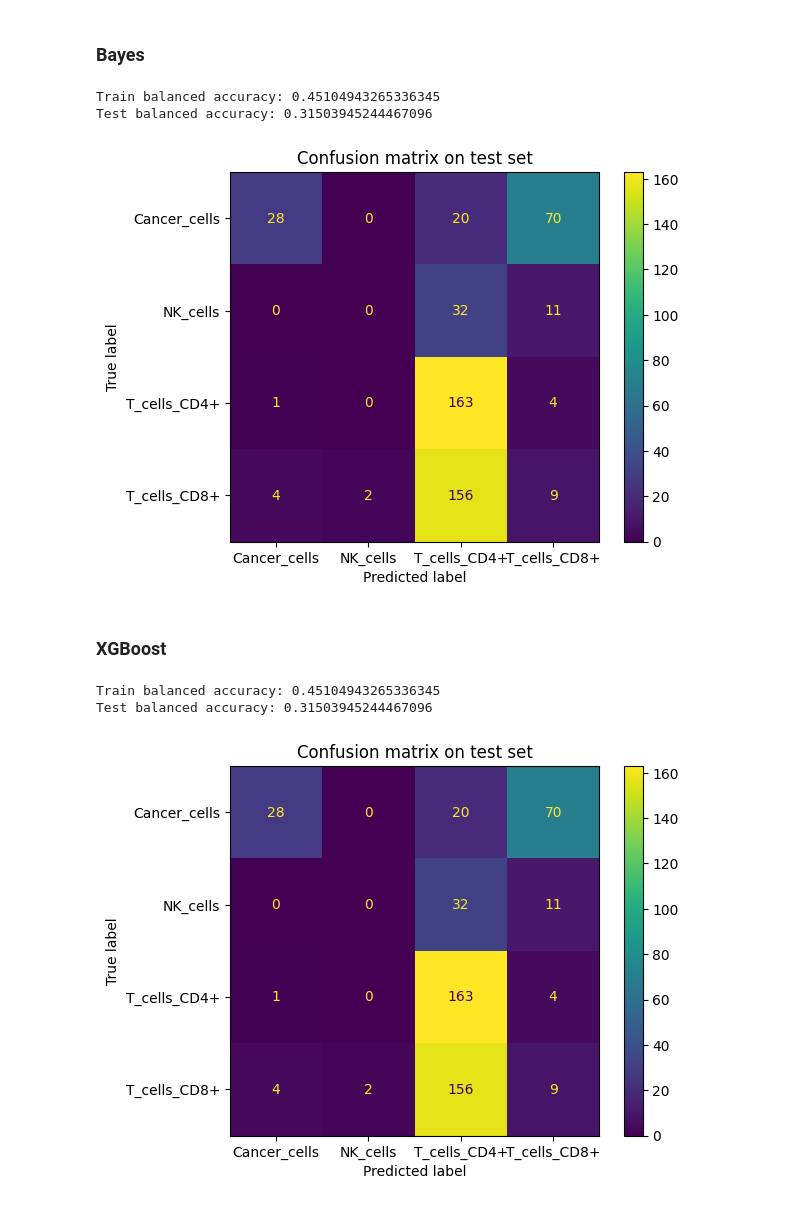
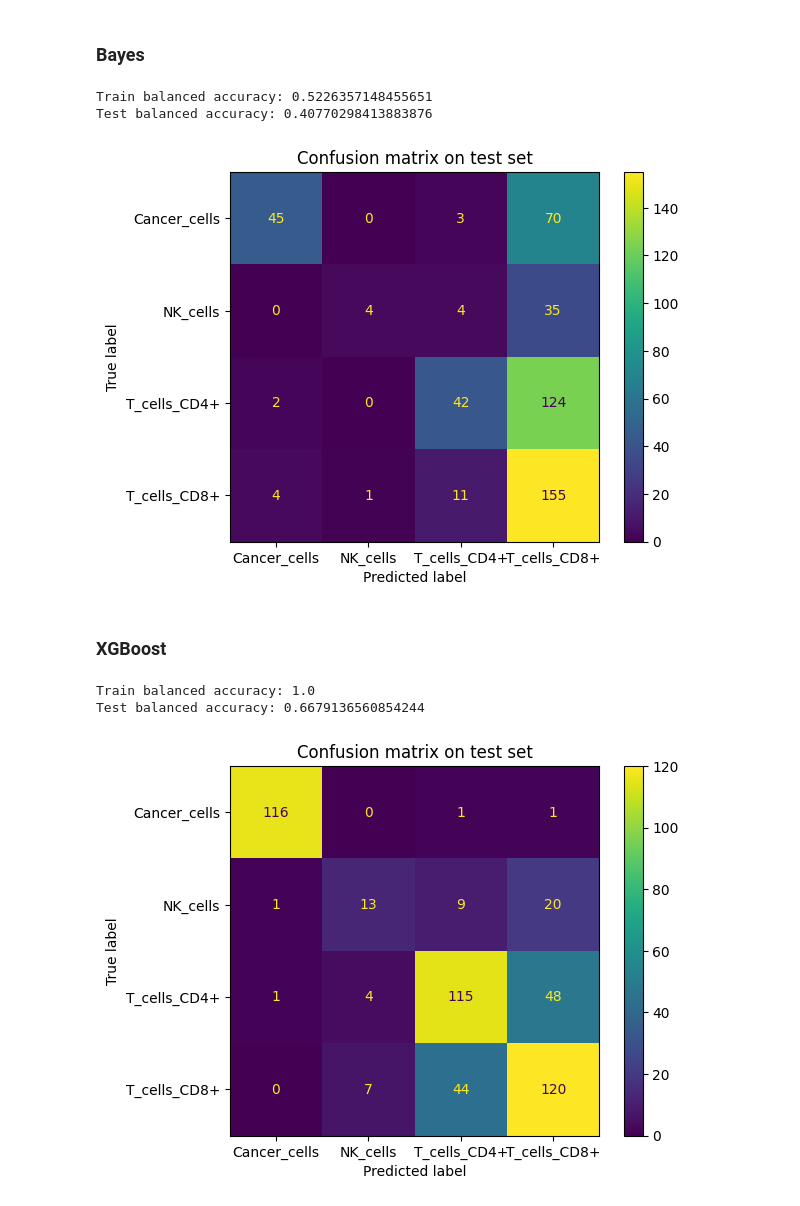
Before and after one commit to DataCampDS/scmark-classification-predicta, a Jupyter notebook: scMARK_classification_starting_kit.ipynb, the cells around one changed output. Saved outputs shown, nothing was run; the diff lists cells and outputs as text; code cells hidden in the pictures.

```diff
--- a/scMARK_classification_starting_kit.ipynb
+++ b/scMARK_classification_starting_kit.ipynb
@@ -401,20 +401,23 @@ def remove_highly_correlated_columns(X, seuil=0.95):
         if all(abs(corr[i, j]) < seuil for j in keep):
             keep.append(i)
 
-    return X[:, keep]
+    return keep
 
 def _preprocess_X(X_sparse):
     """CPM-like normalization + log1p, standard for scRNA-seq."""
     X = X_sparse.toarray().astype(np.float32)
     counts = X.sum(axis=1)[:, None]
     counts[counts == 0] = 1
-    X = X / counts * 1e4
+    return X / counts * 1e4
+
+def select_cols(X, seuil=0.08):
     """Select genes with highest variance."""
     variances = np.var(X, axis=0)
-    X_filter = X[:, variances>0.05]
+    idx1 = np.where(variances > seuil)[0]
     """Remove highly correlated columns."""
-    X_filter = remove_highly_correlated_columns(X_filter)
-    return X_filter
+    idx2 = remove_highly_correlated_columns(X[:,idx1])
+    idx = idx1[idx2]
+    return idx
 # %% [markdown]
 ### Definition des modèles
 # %%
@@ -435,7 +438,7 @@ class Logistique(object):
         # Pipeline: Scaler → PCA → Logistic Regression
         self.pipe = make_pipeline(
             StandardScaler(with_mean=True, with_std=True),
-            PCA(n_components=50),
+            PCA(n_components=25),
             LogisticRegression(
                 max_iter=2000,      # important pour la convergence
                 solver="lbfgs",     # bon solver général
@@ -459,7 +462,7 @@ class Bayes(object):
         # Pipeline: Scaler → PCA → Gaussian Naive Bayes
         self.pipe = make_pipeline(
             StandardScaler(with_mean=True, with_std=True),
-            PCA(n_components=50),
+            PCA(n_components=25),
             GaussianNB()
         )
 
@@ -479,7 +482,7 @@ class XGBoost(object):
         self.le = LabelEncoder()
         self.pipe = make_pipeline(
             StandardScaler(with_mean=True, with_std=True),
-            PCA(n_components=50),
+            PCA(n_components=25),
             #RandomForestClassifier(
             #    max_depth=5, n_estimators=200,
             #    max_features=10
@@ -497,9 +500,11 @@ class XGBoost(object):
         y_enc = self.le.fit_transform(y)
         # Pre-processing
         X = _preprocess_X(X_sparse)
+        self.idx_ = select_cols(X)
+        X = X[:, self.idx_]
 
         # PCA
-        #self.reducer_ = PCA(n_components=50)
+        #self.reducer_ = PCA(n_components=25)
         #X = self.reducer_.fit_transform(X)
         #self.reducer_ = UMAP(n_components=30, random_state=0)
         #X = self.reducer_.fit_transform(X)
@@ -514,6 +519,7 @@ class XGBoost(object):
 
         # Pre-processing
         X = _preprocess_X(X_sparse)
+        X = X[:, self.idx_]
 
         #X = self.reducer_.fit_transform(X)
 
@@ -552,26 +560,26 @@ NameError: name 'X_train' is not defined
 # %%
 clf = Bayes()
 clf.fit(X_train, y_train)
 
 # predict_proba
 y_tr_pred_proba = clf.predict_proba(X_train)
 y_te_pred_proba = clf.predict_proba(X_test)
 
 # convert to hard classification with argmax
 y_tr_pred = clf.classes_[np.argmax(y_tr_pred_proba, axis=1)]
 y_te_pred = clf.classes_[np.argmax(y_te_pred_proba, axis=1)]
 
 cm = confusion_matrix(y_test, y_te_pred)
-disp = ConfusionMatrixDisplay(confusion_matrix=cm, display_labels=pipe.classes_, )
+disp = ConfusionMatrixDisplay(confusion_matrix=cm, display_labels=clf.classes_)
 disp.plot()
 plt.title("Confusion matrix on test set")
 
 print('Train balanced accuracy:', balanced_accuracy_score(y_train, y_tr_pred))
 print('Test balanced accuracy:', balanced_accuracy_score(y_test, y_te_pred))
 # %% [output]
-Train balanced accuracy: 0.45104943265336345
-Test balanced accuracy: 0.31503945244467096
+Train balanced accuracy: 0.5226357148455651
+Test balanced accuracy: 0.40770298413883876
-[figure, old version]
+[figure, new version]
 # %% [markdown]
 ### XGBoost
 # %%
@@ -587,13 +595,13 @@ y_tr_pred = clf.classes_[np.argmax(y_tr_pred_proba, axis=1)]
 y_te_pred = clf.classes_[np.argmax(y_te_pred_proba, axis=1)]
 
 cm = confusion_matrix(y_test, y_te_pred)
-disp = ConfusionMatrixDisplay(confusion_matrix=cm, display_labels=pipe.classes_, )
+disp = ConfusionMatrixDisplay(confusion_matrix=cm, display_labels=clf.classes_ )
 disp.plot()
 plt.title("Confusion matrix on test set")
 
 print('Train balanced accuracy:', balanced_accuracy_score(y_train, y_tr_pred))
 print('Test balanced accuracy:', balanced_accuracy_score(y_test, y_te_pred))
 # %% [output]
-Train balanced accuracy: 0.45104943265336345
-Test balanced accuracy: 0.31503945244467096
+Train balanced accuracy: 1.0
+Test balanced accuracy: 0.6679136560854244
-[figure, old version]
+[figure, new version]
```
Also changed, not shown: parts of 1 cell of this notebook.
